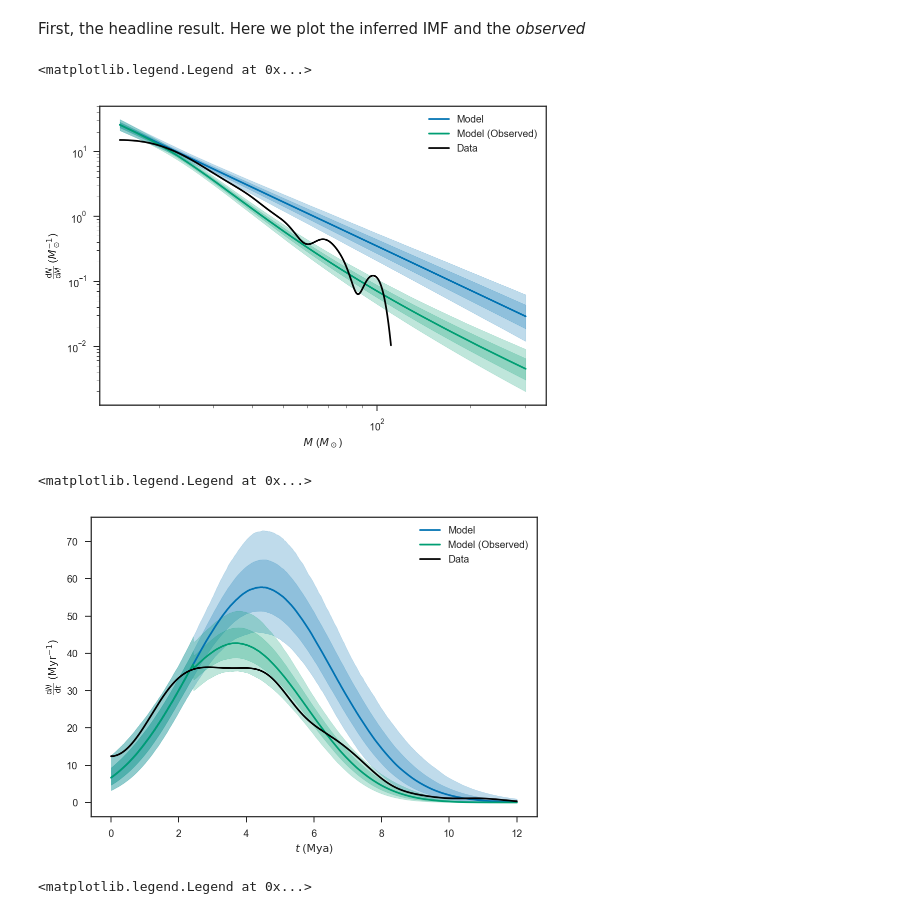
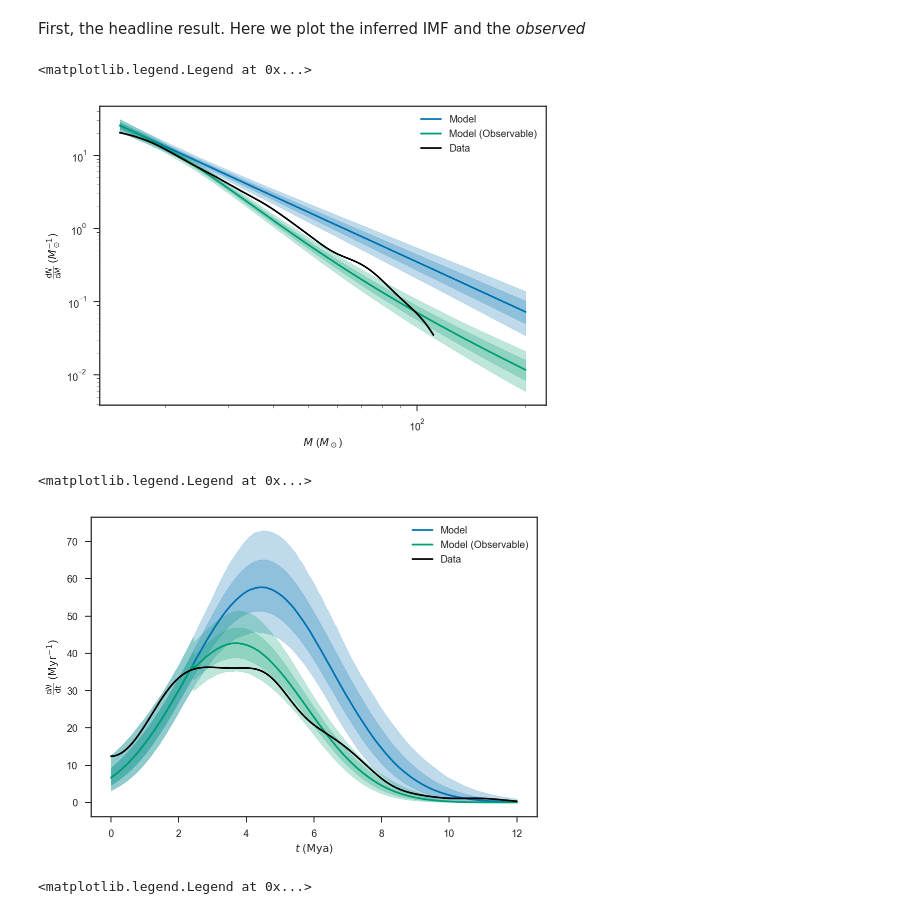
Before and after one commit to farr/30DorIMF, a Jupyter notebook: IMF.ipynb, the cells around one changed output. Drawn from its saved outputs; the diff is of its cells as text; code cells hidden in the pictures.

Commit message:
Cleaned up plots a bit, KDE in log-space for mass makes much cleaner plot.

```diff
--- a/IMF.ipynb
+++ b/IMF.ipynb
@@ -372,7 +372,7 @@ When unpickling the StanModel must be unpickled first.
 # %% [markdown]
 Some useful plotting code:
 # %%
-def plot_dNdM(chain, MMin=15.0, MMax=300.0, down_select=False, *args, **kwargs):
+def plot_dNdM(chain, MMin=15.0, MMax=200.0, down_select=False, *args, **kwargs):
     ms = logspace(log10(MMin), log10(MMax), 1000)[newaxis,:]
 
     alphas = chain['alpha'][:,newaxis]
@@ -455,24 +455,24 @@ _, fit_high_mass, chain_high_mass = load_fit('sampling-high-mass.pkl.bz2')
 First, the headline result.  Here we plot the inferred IMF and the *observed*
 # %%
 plot_dNdM(chain, label='Model')
-plot_dNdM(chain, label='Model (Observed)', down_select=True)
-ms = linspace(MComplete, np.max(stellar_parameters['Mini'])+10.0, 1000)
-kde = ss.gaussian_kde(stellar_parameters['Mini'][stellar_parameters['Mini']>MComplete])
-plot(ms, count_nonzero(stellar_parameters['Mini']>MComplete)*(kde(ms) + kde(2*MComplete-ms)), label='Data', color='k')
+plot_dNdM(chain, label='Model (Observable)', down_select=True)
+ms = linspace(MComplete, np.max(stellar_parameters['Mini'])+10, 1000)
+kde = ss.gaussian_kde(log(stellar_parameters['Mini'][stellar_parameters['Mini']>MComplete]))
+plot(ms, count_nonzero(stellar_parameters['Mini']>MComplete)*(kde(log(ms)) + kde(2*log(MComplete)-log(ms)))/ms, label='Data', color='k')
 legend(loc='best')
 # %% [output]
 <matplotlib.legend.Legend at 0x...>
-[figure, old version]
+[figure, new version]
 # %%
 plot_dNdt(chain, tmax=12, label='Model')
-plot_dNdt(chain, tmax=12, down_select=True, label='Model (Observed)')
+plot_dNdt(chain, tmax=12, down_select=True, label='Model (Observable)')
 ts = linspace(0, 12, 1000)
 kde = ss.gaussian_kde(stellar_parameters['age'][stellar_parameters['Mini']>=MComplete])
 plot(ts, count_nonzero(stellar_parameters['Mini']>MComplete)*(kde(ts) + kde(-ts)), color='k', label='Data')
 legend(loc='best')
 # %% [output]
 <matplotlib.legend.Legend at 0x...>
-[figure, old version]
+[figure, new version]
 # %%
 sns.distplot(chain['alpha'], label=r'$M_\mathrm{min} = 15 \, M_\odot$, $\nu = 100$')
 sns.distplot(chain_broad['alpha'], label=r'$M_\mathrm{min} = 15 \, M_\odot$, $\nu = 4$')
```
